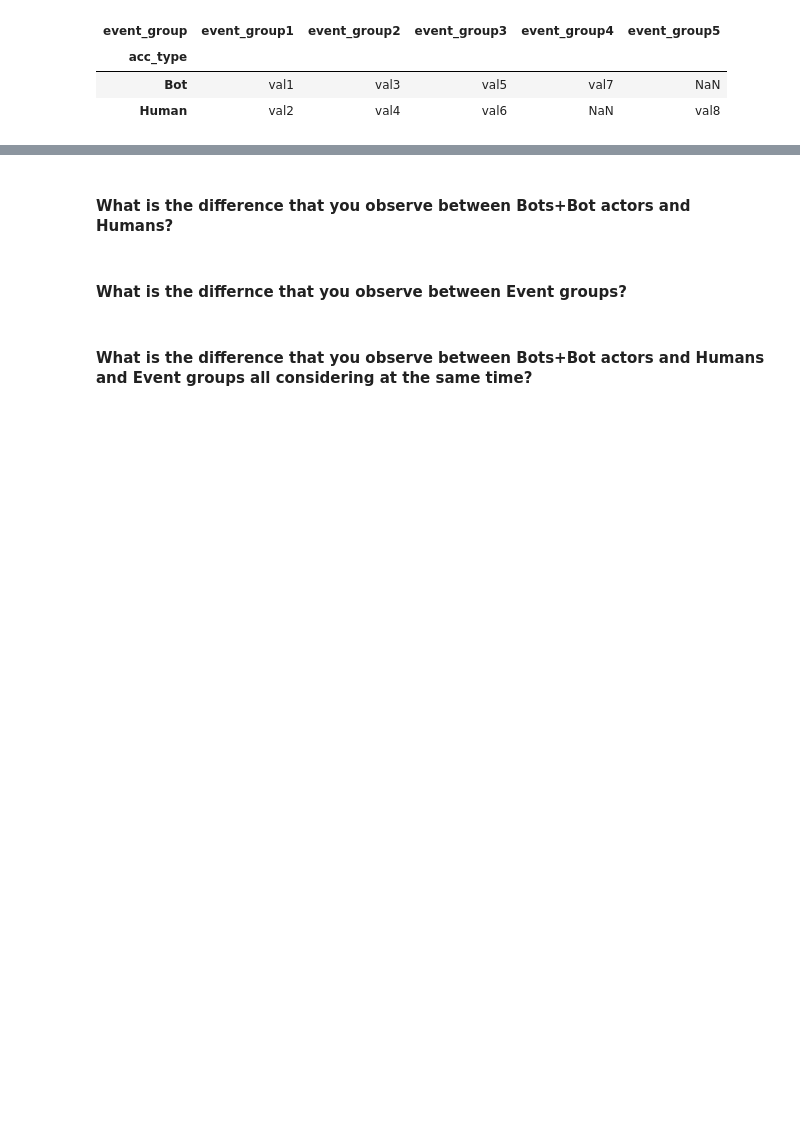
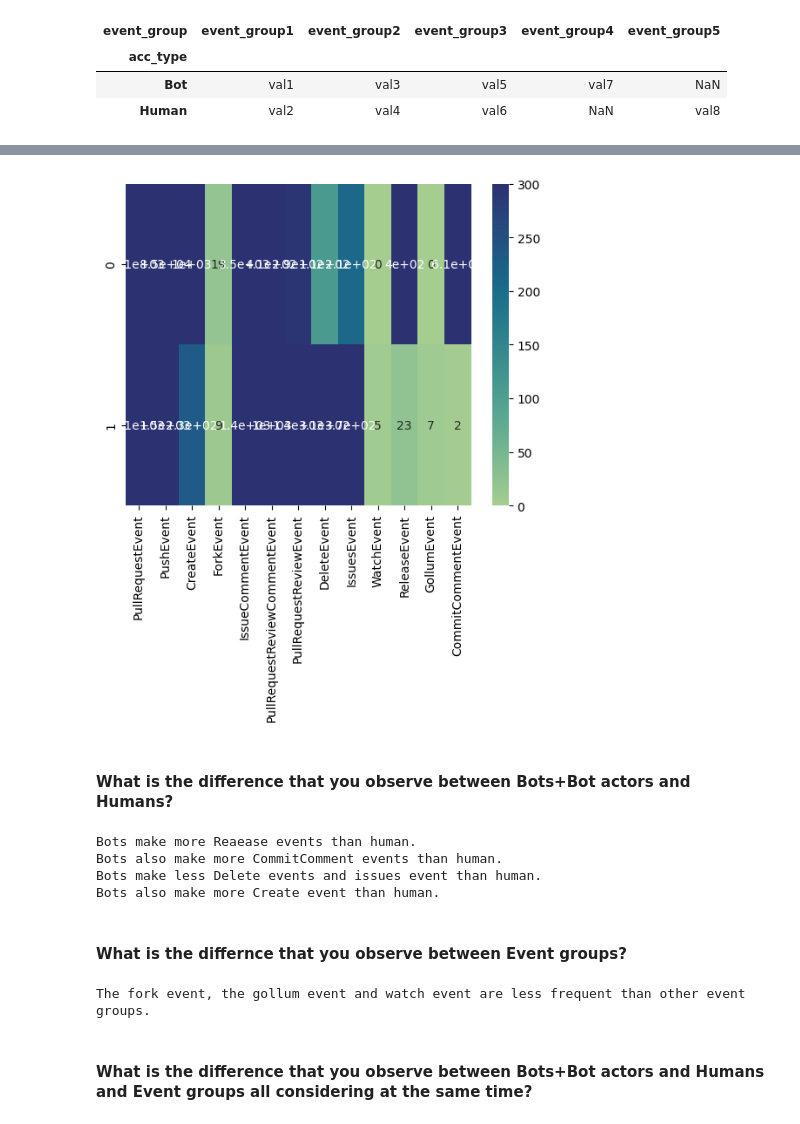
Before and after one commit to amanzio/Software_Evolution_TP_bots, a Jupyter notebook: TP_bots_template.ipynb, the cells around one changed output, grey strips where cells are left out. Cells and saved outputs as stored; diff of their text form; code cells hidden in the pictures; blank space fills up the shorter version.

```diff
--- a/TP_bots_template.ipynb
+++ b/TP_bots_template.ipynb
@@ -613,9 +620,27 @@ df_medians.pivot(index='acc_type', columns='event_group', values='median')#.rese
 # %%
 # YOUR CODE BELOW
+sns.heatmap(median_df, annot=True, vmin=0, vmax=300, cmap="crest", annot_kws={"rotation": 90})
+plt.show()
+# %% [output]
+[figure, added]
 # %% [markdown]
 #### What is the difference that you observe between Bots+Bot actors and Humans?
+# %%
+print("Bots make more Reaease events than human.")
+print("Bots also make more CommitComment events than human.")
+print("Bots make less Delete events and issues event than human.")
+print("Bots also make more Create event than human.")
+# %% [output]
+Bots make more Reaease events than human.
+Bots also make more CommitComment events than human.
+Bots make less Delete events and issues event than human.
+Bots also make more Create event than human.
 # %% [markdown]
 #### What is the differnce that you observe between Event groups?
+# %%
+print("The fork event, the gollum event and watch event are less frequent than other event groups.")
+# %% [output]
+The fork event, the gollum event and watch event are less frequent than other event groups.
 # %% [markdown]
 #### What is the difference that you observe between Bots+Bot actors and Humans and Event groups all considering at the same time?
 # %% [markdown]
```
Also changed, not shown: parts of 1 cell of this notebook.
